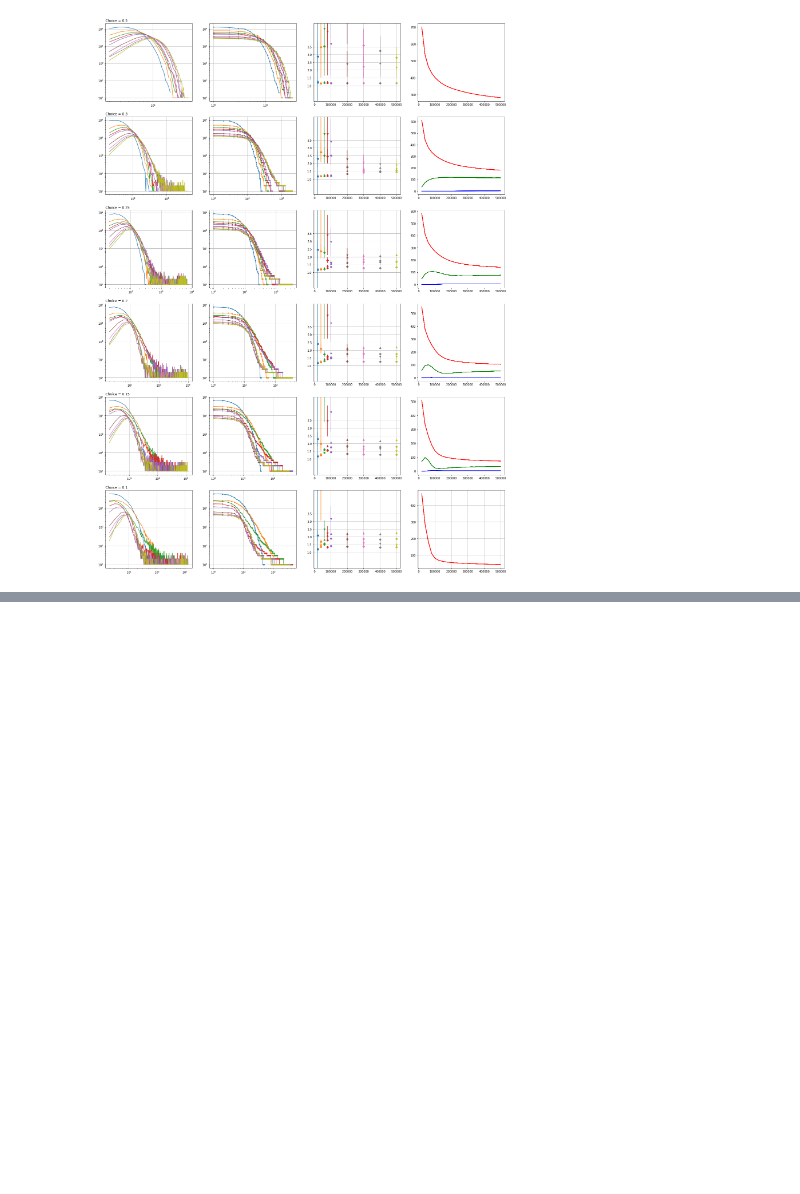
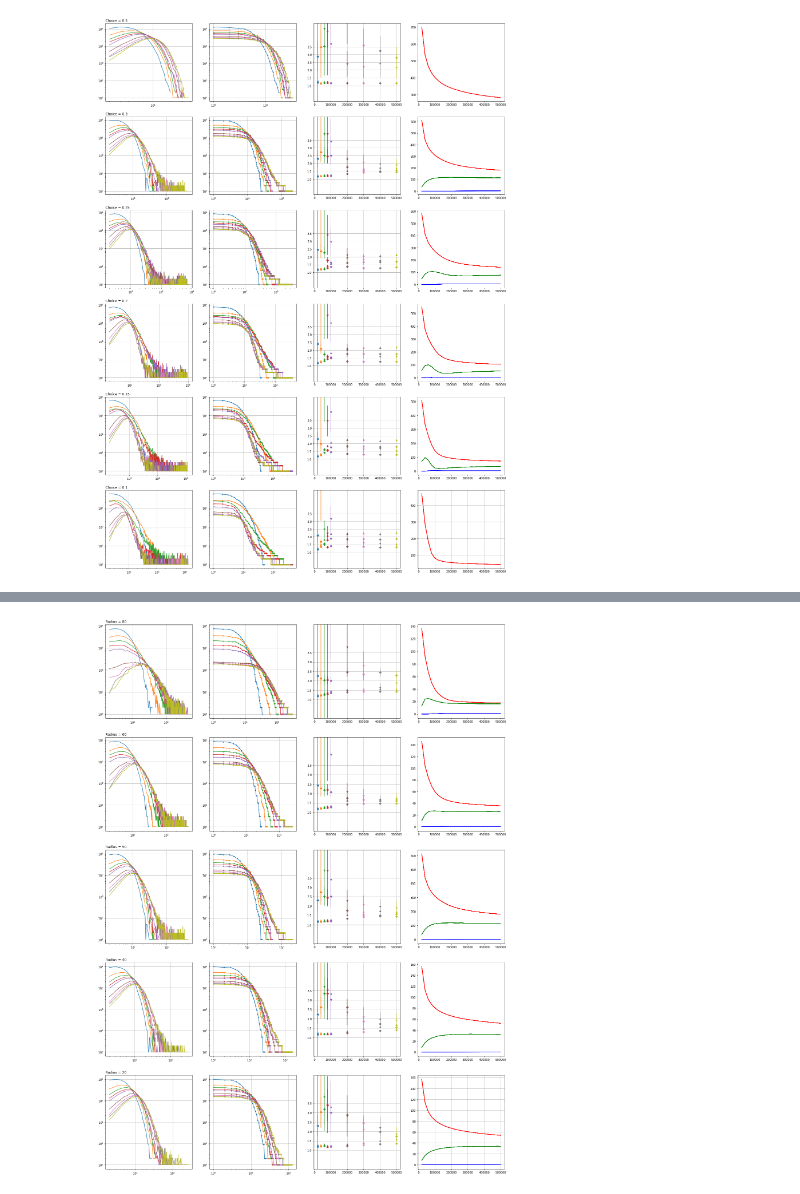
Before and after one commit to Sennevw/Masters-thesis, a Jupyter notebook: Data_keuze.ipynb, the cells around one changed output, grey strips where cells are left out. Saved outputs shown, nothing was run; the diff lists cells and outputs as text; code cells hidden in the pictures; blank space fills up the shorter version.

```diff
--- a/Data_keuze.ipynb
+++ b/Data_keuze.ipynb
@@ -529,0 +630,86 @@ ax[4,3].grid()
+# %%
+fig, ax = plt.subplots(5,4, figsize=(25, 35))
+
+
+
+time = [20000, 40000, 60000, 80000, 100000, 200000, 300000, 400000, 500000 ]
+time2 = [20000, 40000, 60000, 80000, 100000, 120000, 140000, 160000, 180000, 200000, 220000, 240000, 260000, 280000, 300000, 320000, 340000, 360000, 380000, 400000, 420000, 440000, 460000, 480000, 500000]
+
+
+name= [20,40,50,60, 80]
+cmap = plt.get_cmap('tab10')
+
+for i in range(len(name)):
+    for k, j in enumerate(time):
+
+        if (name[i] != 50):
+            size, amount = np.loadtxt("Pref_attach/Choice_true/0.3000/r{}/r{}_2D_c0.30000_100_{}_0.300000_1.txt".format(name[i], name[i], j), skiprows=2, unpack=True)
+        else:
+            size, amount = np.loadtxt("Pref_attach/Choice_true/0.3000/r50_2D_c0.30000_100_{}_0.300000_1.txt".format(j), skiprows=2, unpack=True)
+        size = size[1:]
+        amount = amount[1:]
+        ax[i, 0].loglog(size, amount, label="Time {}".format(name[i]), c=cmap(k))
+
+
+        lower_lim2 =  [-int(0.6 * len(amount))] * len(name)
+        ccdf = np.sort(amount)[::-1]
+        ranks = np.arange(1, len(ccdf)+1)
+        ax[i, 1].scatter(ranks, ccdf, label="Time {}".format(j), marker='.')
+        ax[i, 1].plot(ranks, ccdf)
+        lower_lim = 0
+        upper_lim = int(10**( (np.log10(len(amount))/3)))
+        lower_lim2 = int(10**( 2*(np.log10(len(amount))/3)))
+        upper_lim2 = -1
+        print(int(10**( (np.log10(len(amount))/3))))
+
+        out = calc_alpha(amount, size, lower_lim, upper_lim)
+        out2 = calc_alpha(amount, size, upper_lim, lower_lim2)
+        out3 = calc_alpha(amount, size, lower_lim2, upper_lim2)
+        out4 = calc_alpha(amount, size, 0, -1)
+        ax[i,2].errorbar(j, out[0], yerr=out[1], fmt='v', c=cmap(k))
+        ax[i,2].errorbar(j, out2[0], yerr=out2[1], fmt='D', c=cmap(k))
+        ax[i,2].errorbar(j, out3[0], yerr=out3[1], fmt='^', c=cmap(k))
+        ax[i,2].errorbar(j, out4[0], yerr=out4[1], fmt='o', c=cmap(k))
+
+        if (name[i] != 50):
+            df = pd.read_csv("Pref_attach/Choice_true/0.3000/r{}/r{}_2D_c0.30000_100_CLUSTERS_0.300000_1.txt".format(name[i], name[i]), sep=" ", header=None)
+        else:
+            df = pd.read_csv("Pref_attach/Choice_true/0.3000/r{}_2D_c0.30000_100_CLUSTERS_0.300000_1.txt".format(name[i], name[i]), sep=" ", header=None)
+        ax[i, 3].plot(time2, df[0] * 0.25, label="> 0", c='r')
+        ax[i, 3].plot(time2, df[1]* 0.25, label="> 10", c='g')
+        ax[i, 3].plot(time2, df[2] * 0.25, label="> 100", c='b')
+
+
+
+        ax[i,0].set_xscale('log')
+        ax[i,0].set_yscale('log')
+        ax[i,1].set_xscale('log')
+        ax[i,1].set_yscale('log')
+        ax[i, 2].set_yticks(np.arange(1, 4, 0.5))
+        ax[i, 2].set_ylim(0, 5)
+
+
+
+ax[0,0].set_title("Radius = 80", loc='left')
+ax[1,0].set_title("Radius = 60", loc='left')
+ax[2,0].set_title("Radius = 50", loc='left')
+ax[3,0].set_title("Radius = 40", loc='left')
+ax[4,0].set_title("Radius = 20", loc='left')
+
+ax[0,0].grid()
+ax[0,1].grid()
+ax[0,2].grid()
+ax[1,0].grid()
+ax[1,1].grid()
+ax[1,2].grid()
+ax[2,0].grid()
+ax[2,1].grid()
+ax[2,2].grid()
+ax[3,0].grid()
+ax[3,1].grid()
+ax[3,2].grid()
+ax[4,0].grid()
+ax[4,1].grid()
+ax[4,2].grid()
+ax[4,3].grid()
+# %% [output]
@@ -529,0 +733 @@ ax[4,3].grid()
+[figure, added]
```
Also changed, not shown: parts of 2 cells of this notebook.
